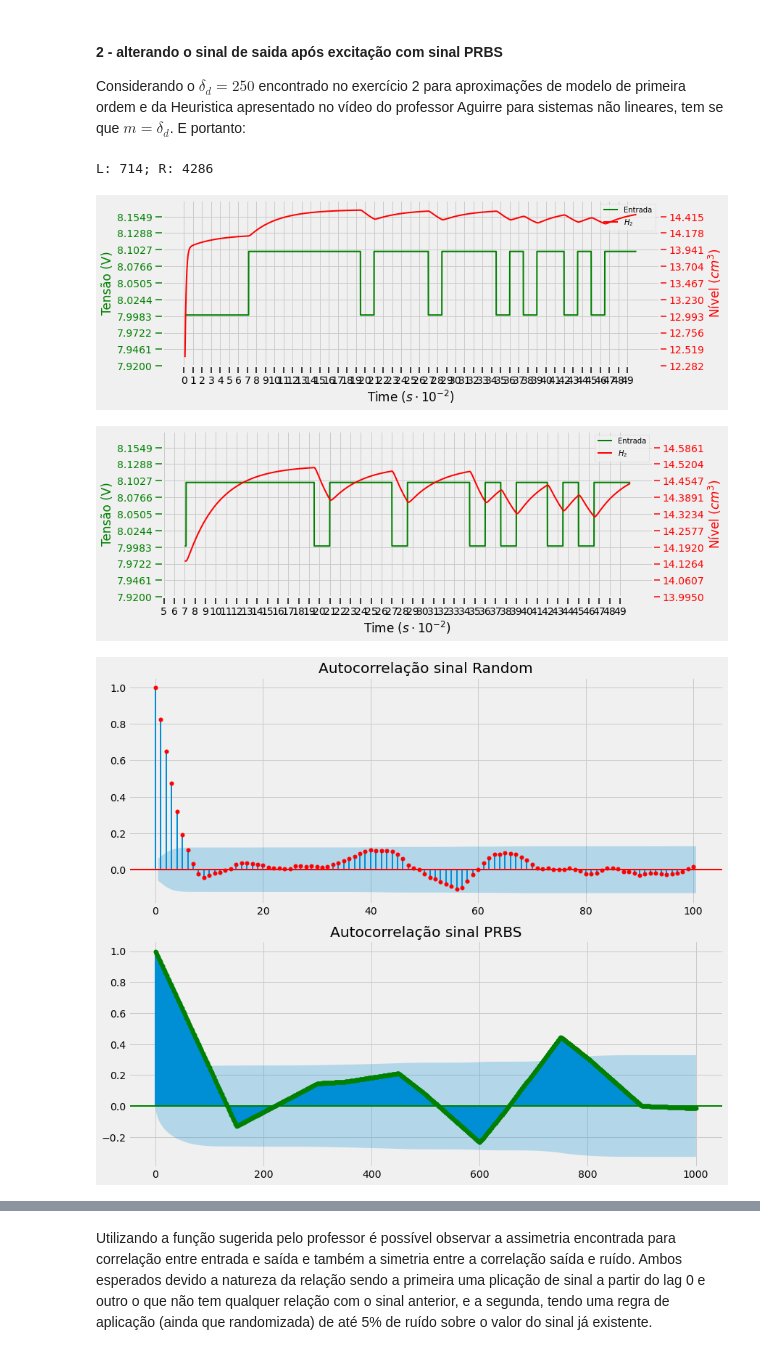
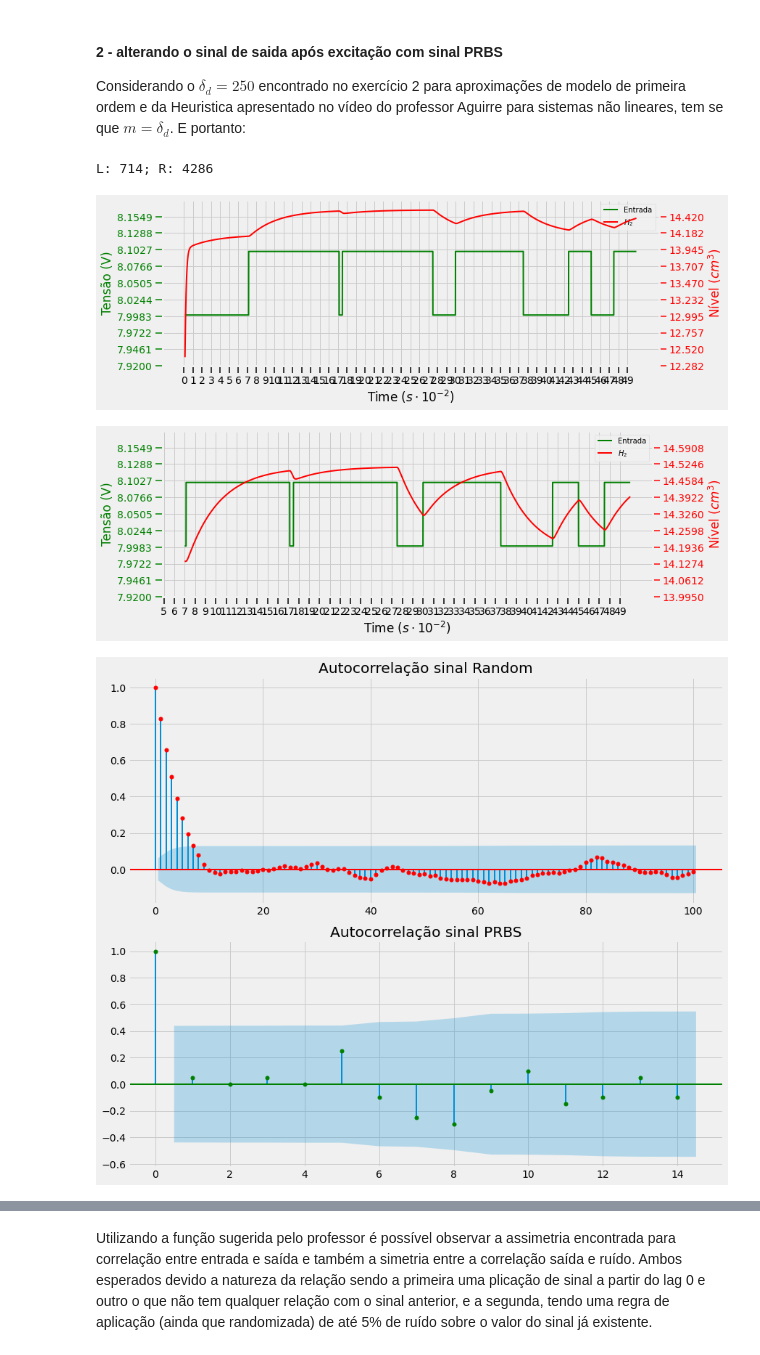
Before and after one commit to felipefrocha/esufmg-tmsd, a Jupyter notebook: modelo_tanques_acoplados/tanques_acomplados.ipynb, the cells around one changed output, grey strips where cells are left out. Cells and saved outputs as stored; diff of their text form; code cells hidden in the pictures.

```diff
--- a/modelo_tanques_acoplados/tanques_acomplados.ipynb
+++ b/modelo_tanques_acoplados/tanques_acomplados.ipynb
@@ -715,9 +714,9 @@ plt.show()
 Considerando o $\delta_d = 250$ encontrado no exercício 2 para aproximações de modelo de primeira ordem e da Heuristica apresentado no vídeo do professor Aguirre para sistemas não lineares, tem se que $m = \delta_d$. E portanto:
 # %%
 t0 = 0
-tf = 5000
+Tf = 5000
 h = 1
-t = np.arange(t0, tf, h)
+t = np.arange(t0, Tf, h)
 
 x0 = np.array([[8], [11]])
 z_x = np.zeros((len(x0), len(t) - 1))
@@ -738,26 +737,28 @@ random_signal = rand_signal()
 
 ## Definição de m para PRBS
 b = 10
-N = tf
-Td = 150
-t_prbs = np.arange(0, tf, h)
+N = Tf
+Td = 250
+t_prbs = np.arange(0, Tf, h)
 u_prbs = prbs_signal(N, b, Td)*-1
 u = u + ((u_prbs) * 0.1 * np.append(np.zeros((left_size+1000, 1)),np.ones(right_size-1000)))
 run_rk(t.copy() ,x.copy(), u , h, 10, True)
 run_rk(t.copy() ,x.copy(), u , h, 700, True)
 # %% [output]
 L: 714; R: 4286
-[figure, old version]
+[figure, new version]
-[figure, old version]
+[figure, new version]
 # %%
 rand_dataframe = pd.DataFrame(random_signal)
-prbs_dataframe = pd.DataFrame(u_prbs)
+semente=Td
+indices = np.arange(0,Tf,semente)
+prbs_dataframe = pd.DataFrame([u_prbs[i] for i in indices])
 fig, ax = plt.subplots(2,1, constrained_layout=True, figsize=(12, 10))
 sm.graphics.tsa.plot_acf(rand_dataframe.values.squeeze(), lags=100, color='r',alpha=0.05, ax=ax[0],title='Autocorrelação sinal Random')
-sm.graphics.tsa.plot_acf(prbs_dataframe.values.squeeze(), lags=1000, color='g',alpha=0.05, ax=ax[1],title='Autocorrelação sinal PRBS')
+sm.graphics.tsa.plot_acf(prbs_dataframe.values.squeeze(), color='g',alpha=0.05, ax=ax[1],title='Autocorrelação sinal PRBS')
 plt.show()
 # %% [output]
-[figure, old version]
+[figure, new version]
 # %%
 cut = 650
 
```
Also changed, not shown: parts of 14 cells of this notebook.
